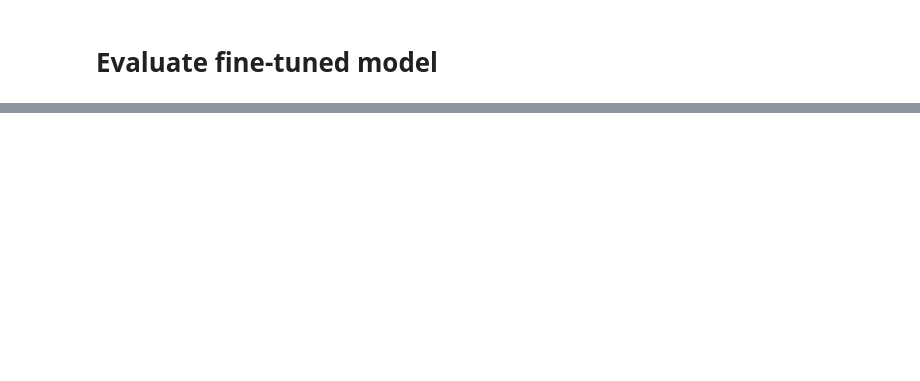
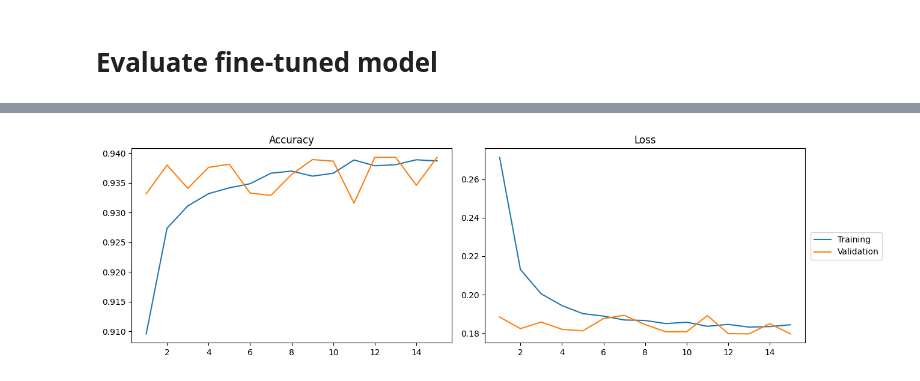
Before and after one commit to BioGeMT/DLforGenomics, a Jupyter notebook: notebooks/Transfer_Learning.ipynb, the cells around one changed output, grey strips where cells are left out. Saved outputs shown, nothing was run; the diff lists cells and outputs as text; code cells hidden in the pictures; blank space fills up the shorter version.

```diff
--- a/notebooks/Transfer_Learning.ipynb
+++ b/notebooks/Transfer_Learning.ipynb
@@ -485,0 +545,7 @@ weighted avg       0.94      0.95      0.94      4246
+# %%
+base_model = K.Model(
+      pretrained_model.get_layer('main_input').input,
+      pretrained_model.get_layer('2d_matrix').output
+)
+base_model.trainable = False
+base_model.summary()
@@ -485,0 +570,26 @@ weighted avg       0.94      0.95      0.94      4246
+# %%
+input_shape = (50, 20)
+cnn_num = 6
+dropout_rate = 0.3
+dense_num = 2
+
+main_input = tf.keras.layers.Input(shape=input_shape,
+                       dtype='float32', name='main_input'
+                       )
+
+x = base_model(main_input, training=False)
+
+for dense_i in range(dense_num):
+    neurons = 32 * (cnn_num - dense_i)
+    x = tf.keras.layers.Dense(neurons)(x)
+    x = tf.keras.layers.LeakyReLU()(x)
+    x = tf.keras.layers.BatchNormalization()(x)
+    x = tf.keras.layers.Dropout(rate=dropout_rate)(x)
+
+main_output = tf.keras.layers.Dense(1, activation='sigmoid', name='main_output')(x)
+
+freeze_model = K.Model(
+        inputs=[main_input], outputs=[main_output]
+)
+
+freeze_model.summary()
@@ -485,0 +616,10 @@ weighted avg       0.94      0.95      0.94      4246
+# %%
+freeze_model = compile_model(freeze_model)
+# %%
+history = freeze_model.fit(
+    X_train_20,
+    y_train_20,
+    batch_size=32,
+    epochs=15,
+    validation_split=0.2
+)
@@ -485,0 +644,4 @@ weighted avg       0.94      0.95      0.94      4246
+# %%
+plot_history(history)
+# %% [output]
+[figure, added]
```
Also changed, not shown: parts of 21 cells of this notebook.
